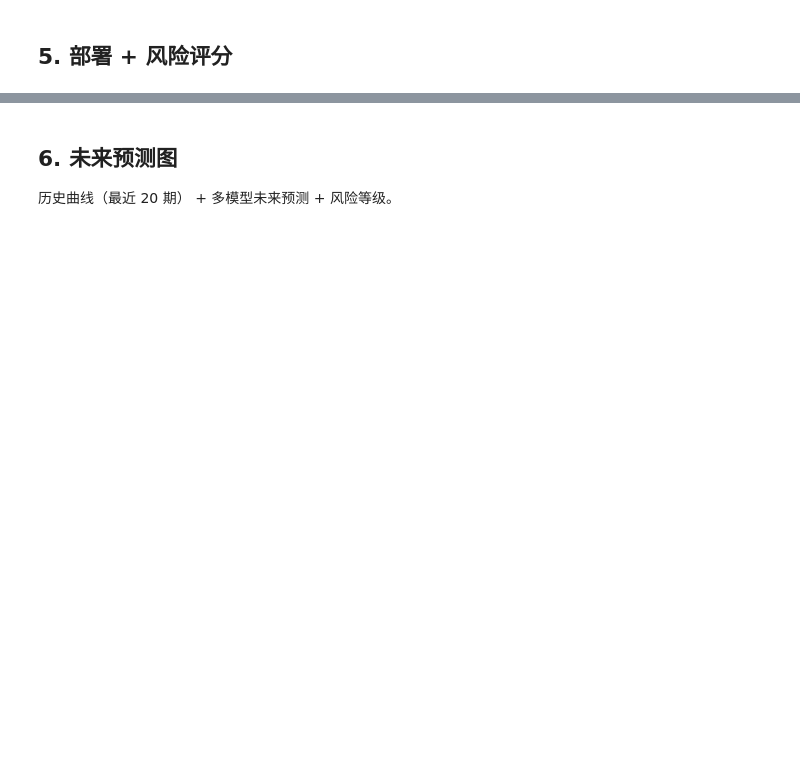
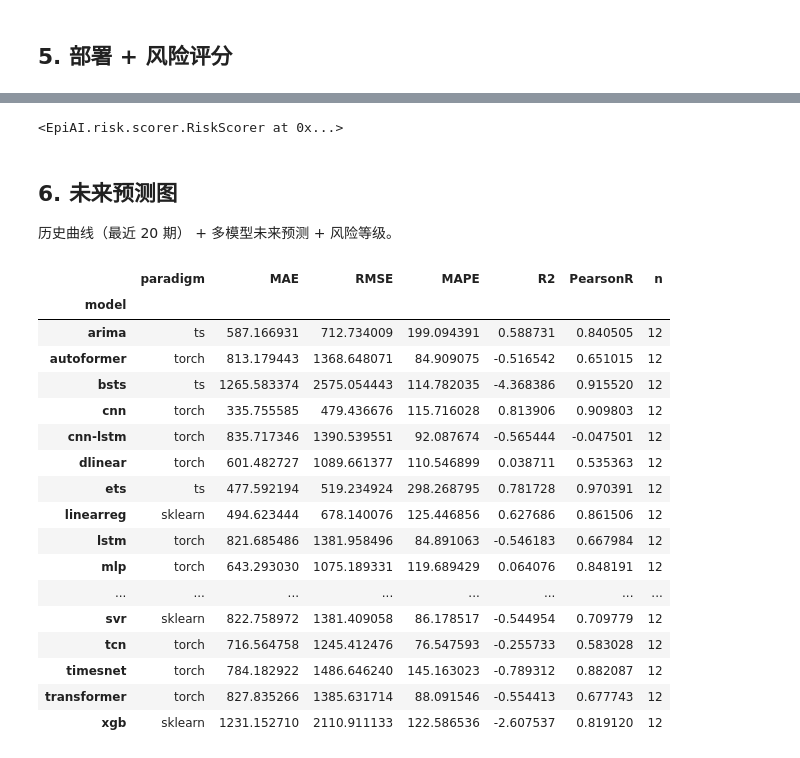
Before and after one commit to 1511878618/EpiAI, a Jupyter notebook: tutorial/tutorial_workflow.ipynb, the cells around one changed output, grey strips where cells are left out. Saved outputs shown, nothing was run; the diff lists cells and outputs as text; code cells hidden in the pictures; blank space fills up the shorter version.

```diff
--- a/tutorial/tutorial_workflow.ipynb
+++ b/tutorial/tutorial_workflow.ipynb
@@ -189,7 +150,32 @@ pred
+# %%
+runtime.risk_scorers['quantile']
+# %% [output]
+<EpiAI.risk.scorer.RiskScorer at 0x...>
 # %% [markdown]
 ## 6. 未来预测图
 
 历史曲线（最近 20 期） + 多模型未来预测 + 风险等级。
+# %%
+vault.metrics
+# %% [output]
+|  | paradigm | MAE | RMSE | MAPE | R2 | PearsonR | n |
+| model |  |  |  |  |  |  |  |
+| arima | ts | 587.166931 | 712.734009 | 199.094391 | 0.588731 | 0.840505 | 12 |
+| autoformer | torch | 813.179443 | 1368.648071 | 84.909075 | -0.516542 | 0.651015 | 12 |
+| bsts | ts | 1265.583374 | 2575.054443 | 114.782035 | -4.368386 | 0.915520 | 12 |
+| cnn | torch | 335.755585 | 479.436676 | 115.716028 | 0.813906 | 0.909803 | 12 |
+| cnn-lstm | torch | 835.717346 | 1390.539551 | 92.087674 | -0.565444 | -0.047501 | 12 |
+| dlinear | torch | 601.482727 | 1089.661377 | 110.546899 | 0.038711 | 0.535363 | 12 |
+| ets | ts | 477.592194 | 519.234924 | 298.268795 | 0.781728 | 0.970391 | 12 |
+| linearreg | sklearn | 494.623444 | 678.140076 | 125.446856 | 0.627686 | 0.861506 | 12 |
+| lstm | torch | 821.685486 | 1381.958496 | 84.891063 | -0.546183 | 0.667984 | 12 |
+| mlp | torch | 643.293030 | 1075.189331 | 119.689429 | 0.064076 | 0.848191 | 12 |
+| ... | ... | ... | ... | ... | ... | ... | ... |
+| svr | sklearn | 822.758972 | 1381.409058 | 86.178517 | -0.544954 | 0.709779 | 12 |
+| tcn | torch | 716.564758 | 1245.412476 | 76.547593 | -0.255733 | 0.583028 | 12 |
+| timesnet | torch | 784.182922 | 1486.646240 | 145.163023 | -0.789312 | 0.882087 | 12 |
+| transformer | torch | 827.835266 | 1385.631714 | 88.091546 | -0.554413 | 0.677743 | 12 |
+| xgb | sklearn | 1231.152710 | 2110.911133 | 122.586536 | -2.607537 | 0.819120 | 12 |
 # %%
 hist = runtime.data_table.tail(20)
 pred = runtime.predict(horizon=12, level=95)
```
Also changed, not shown: parts of 9 cells of this notebook, 2 other files.
